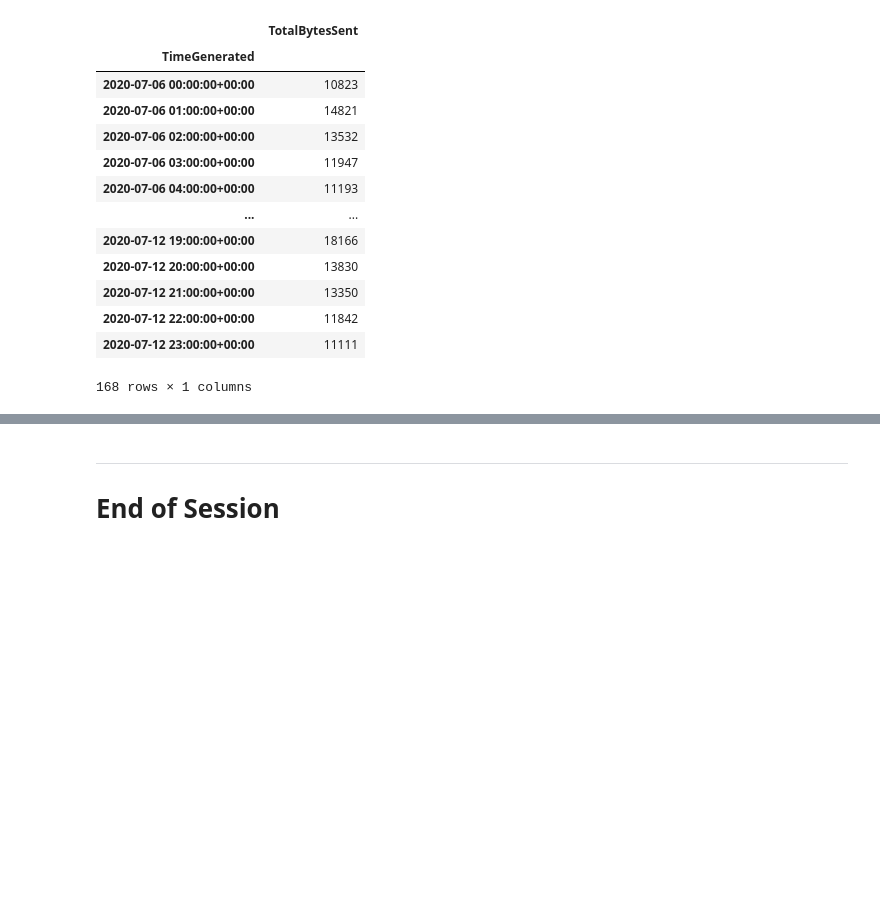
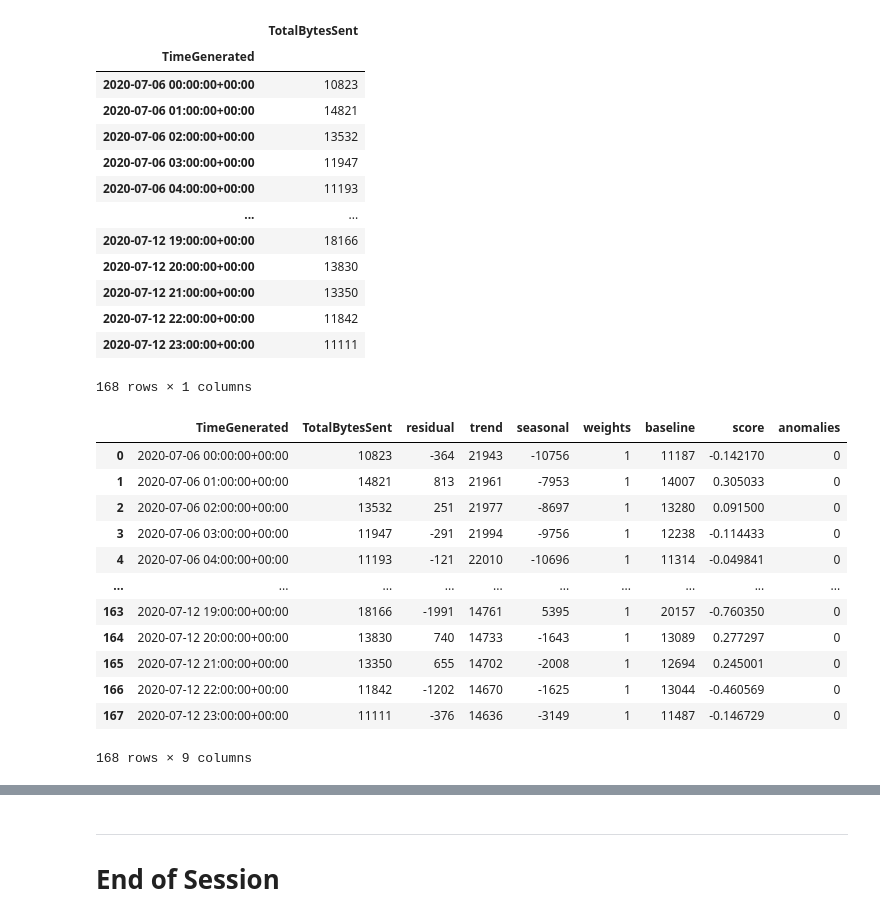
Before and after one commit to microsoft/msticpy-training, a Jupyter notebook: workshops/Oct2022/completed/Session-6-Data-Analysis.ipynb, the cells around one changed output, grey strips where cells are left out. Drawn from its saved outputs; the diff is of its cells as text; code cells hidden in the pictures; blank space fills up the shorter version.

```diff
--- a/workshops/Oct2022/completed/Session-6-Data-Analysis.ipynb
+++ b/workshops/Oct2022/completed/Session-6-Data-Analysis.ipynb
@@ -306,7 +352,7 @@ Perform Time series analysis on the sample data loaded in the first step.
 </details>
 # %%
 # Load test data
-ts_df = pd.read_pickle('data/timeseries.pkl')
+ts_df = pd.read_pickle('./../data/timeseries.pkl')
 ts_df
 # %% [output]
 |  | TotalBytesSent |
@@ -326,8 +372,28 @@ ts_df
 # %%
 #load the module
 from msticpy.analysis import timeseries
 
 # analyze the time series data and find outliers
-ts_decomp_df =
+ts_decomp_df = ts_df.mp_timeseries.analyze(
+    data_column="TotalBytesSent",
+    seasonal=7,
+    period=24
+)
+
+ts_decomp_df
+# %% [output]
+|  | TimeGenerated | TotalBytesSent | residual | trend | seasonal | weights | baseline | score | anomalies |
+| 0 | 2020-07-06 00:00:00+00:00 | 10823 | -364 | 21943 | -10756 | 1 | 11187 | -0.142170 | 0 |
+| 1 | 2020-07-06 01:00:00+00:00 | 14821 | 813 | 21961 | -7953 | 1 | 14007 | 0.305033 | 0 |
+| 2 | 2020-07-06 02:00:00+00:00 | 13532 | 251 | 21977 | -8697 | 1 | 13280 | 0.091500 | 0 |
+| 3 | 2020-07-06 03:00:00+00:00 | 11947 | -291 | 21994 | -9756 | 1 | 12238 | -0.114433 | 0 |
+| 4 | 2020-07-06 04:00:00+00:00 | 11193 | -121 | 22010 | -10696 | 1 | 11314 | -0.049841 | 0 |
+| ... | ... | ... | ... | ... | ... | ... | ... | ... | ... |
+| 163 | 2020-07-12 19:00:00+00:00 | 18166 | -1991 | 14761 | 5395 | 1 | 20157 | -0.760350 | 0 |
+| 164 | 2020-07-12 20:00:00+00:00 | 13830 | 740 | 14733 | -1643 | 1 | 13089 | 0.277297 | 0 |
+| 165 | 2020-07-12 21:00:00+00:00 | 13350 | 655 | 14702 | -2008 | 1 | 12694 | 0.245001 | 0 |
+| 166 | 2020-07-12 22:00:00+00:00 | 11842 | -1202 | 14670 | -1625 | 1 | 13044 | -0.460569 | 0 |
+| 167 | 2020-07-12 23:00:00+00:00 | 11111 | -376 | 14636 | -3149 | 1 | 11487 | -0.146729 | 0 |
+168 rows × 9 columns
 # %%
 # plot the results retrieved from previous step.
```
Also changed, not shown: parts of 12 cells of this notebook, 1 other file.
